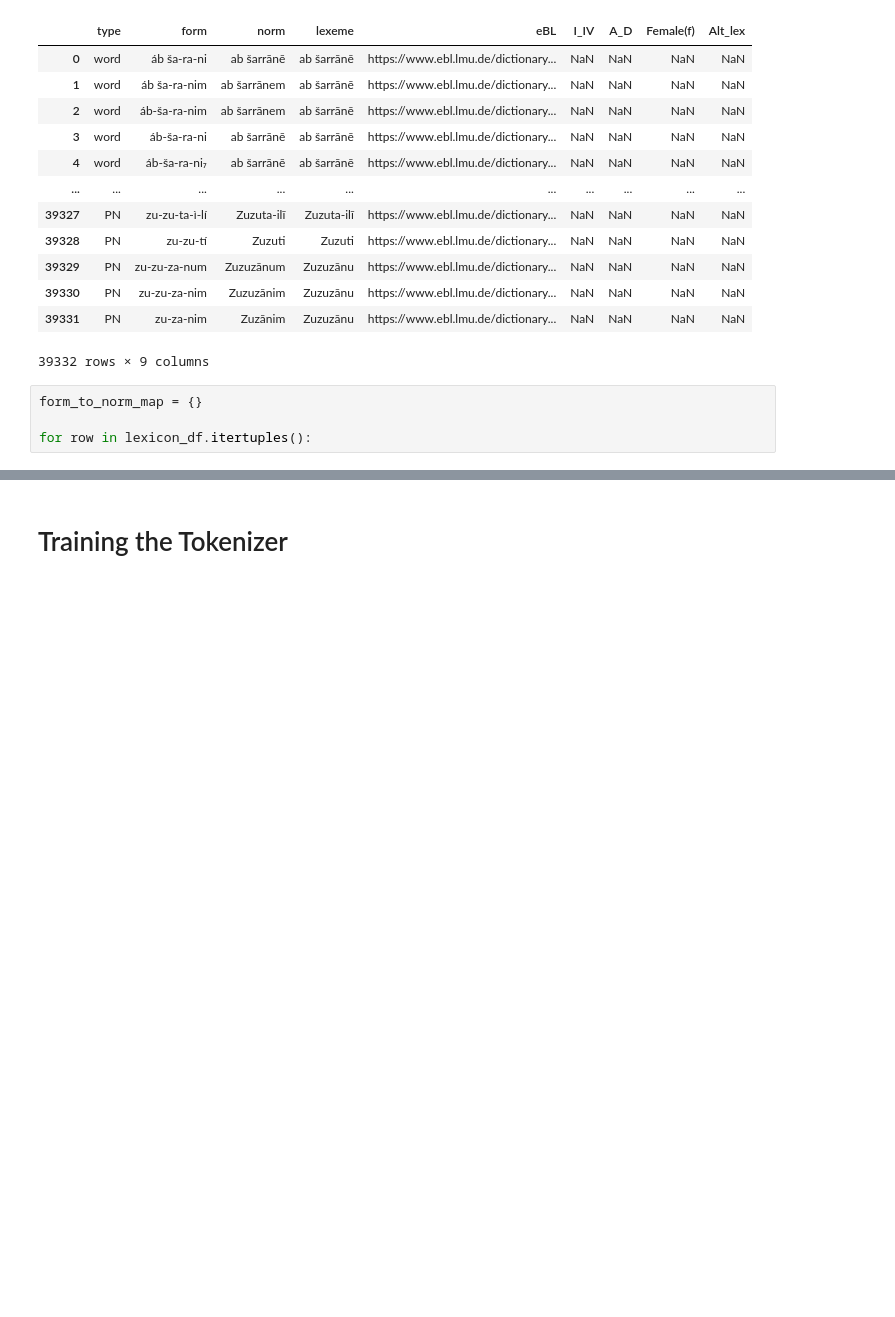
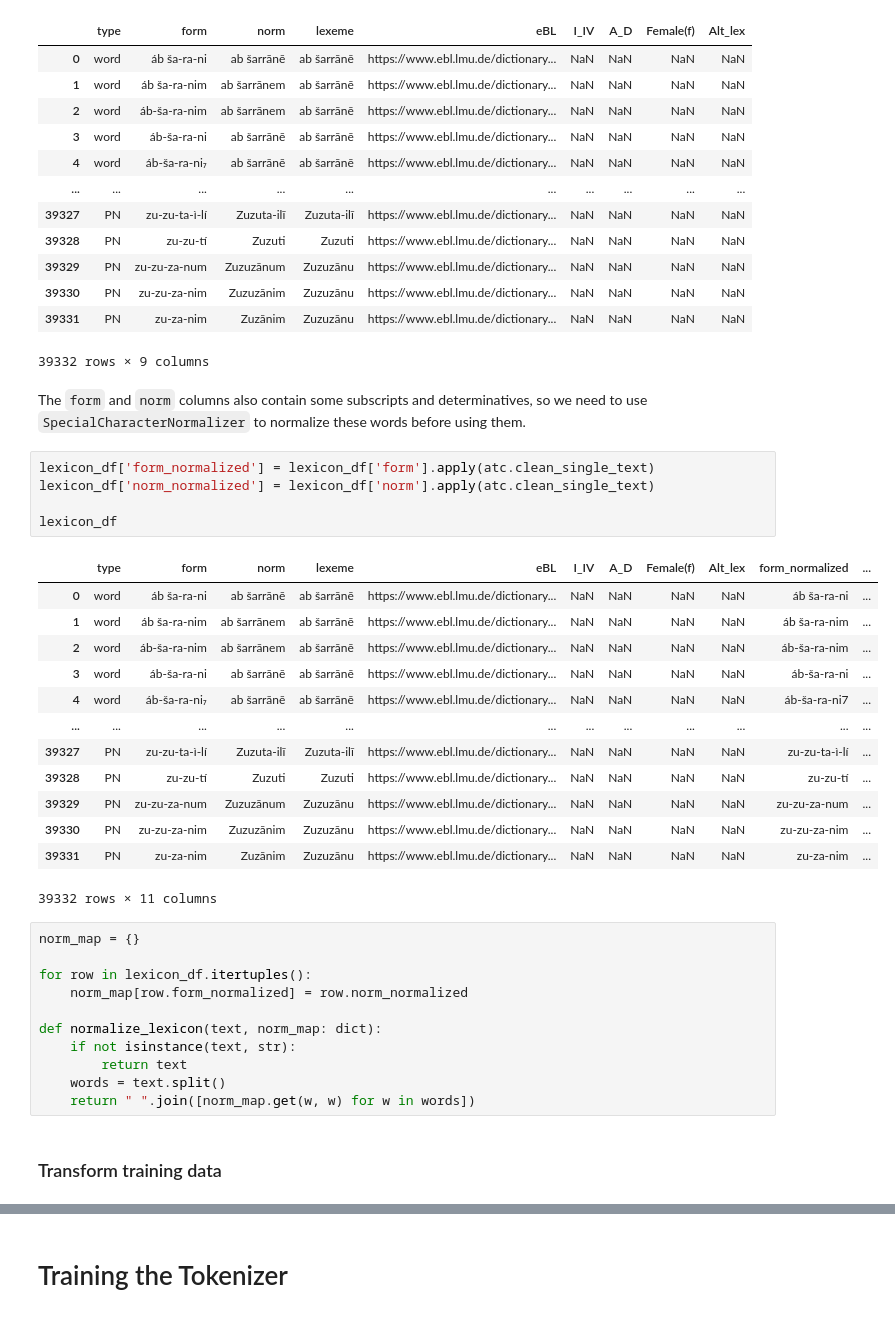
Before and after one commit to yxiaoaz/deep-past, a Jupyter notebook: training.ipynb, the cells around one changed output, grey strips where cells are left out. Cells and saved outputs as stored; diff of their text form; blank space fills up the shorter version.

```diff
--- a/training.ipynb
+++ b/training.ipynb
@@ -538,7 +540,37 @@ lexicon_df
 | 39330 | PN | zu-zu-za-nim | Zuzuzānim | Zuzuzānu | https://www.ebl.lmu.de/dictionary... | NaN | NaN | NaN | NaN |
 | 39331 | PN | zu-za-nim | Zuzānim | Zuzuzānu | https://www.ebl.lmu.de/dictionary... | NaN | NaN | NaN | NaN |
 39332 rows × 9 columns
+# %% [markdown]
+The `form` and `norm` columns also contain some subscripts and determinatives, so we need to use `SpecialCharacterNormalizer` to normalize these words before using them.
+# %%
+lexicon_df['form_normalized'] = lexicon_df['form'].apply(atc.clean_single_text)
+lexicon_df['norm_normalized'] = lexicon_df['norm'].apply(atc.clean_single_text)
+
+lexicon_df
+# %% [output]
+|  | type | form | norm | lexeme | eBL | I_IV | A_D | Female(f) | Alt_lex | form_normalized | ... |
+| 0 | word | áb ša-ra-ni | ab šarrānē | ab šarrānē | https://www.ebl.lmu.de/dictionary... | NaN | NaN | NaN | NaN | áb ša-ra-ni | ... |
+| 1 | word | áb ša-ra-nim | ab šarrānem | ab šarrānē | https://www.ebl.lmu.de/dictionary... | NaN | NaN | NaN | NaN | áb ša-ra-nim | ... |
+| 2 | word | áb-ša-ra-nim | ab šarrānem | ab šarrānē | https://www.ebl.lmu.de/dictionary... | NaN | NaN | NaN | NaN | áb-ša-ra-nim | ... |
+| 3 | word | áb-ša-ra-ni | ab šarrānē | ab šarrānē | https://www.ebl.lmu.de/dictionary... | NaN | NaN | NaN | NaN | áb-ša-ra-ni | ... |
+| 4 | word | áb-ša-ra-ni₇ | ab šarrānē | ab šarrānē | https://www.ebl.lmu.de/dictionary... | NaN | NaN | NaN | NaN | áb-ša-ra-ni7 | ... |
+| ... | ... | ... | ... | ... | ... | ... | ... | ... | ... | ... | ... |
+| 39327 | PN | zu-zu-ta-ì-lí | Zuzuta-ilī | Zuzuta-ilī | https://www.ebl.lmu.de/dictionary... | NaN | NaN | NaN | NaN | zu-zu-ta-ì-lí | ... |
+| 39328 | PN | zu-zu-tí | Zuzuti | Zuzuti | https://www.ebl.lmu.de/dictionary... | NaN | NaN | NaN | NaN | zu-zu-tí | ... |
+| 39329 | PN | zu-zu-za-num | Zuzuzānum | Zuzuzānu | https://www.ebl.lmu.de/dictionary... | NaN | NaN | NaN | NaN | zu-zu-za-num | ... |
+| 39330 | PN | zu-zu-za-nim | Zuzuzānim | Zuzuzānu | https://www.ebl.lmu.de/dictionary... | NaN | NaN | NaN | NaN | zu-zu-za-nim | ... |
+| 39331 | PN | zu-za-nim | Zuzānim | Zuzuzānu | https://www.ebl.lmu.de/dictionary... | NaN | NaN | NaN | NaN | zu-za-nim | ... |
+39332 rows × 11 columns
 # %%
-form_to_norm_map = {}
+norm_map = {}
 
 for row in lexicon_df.itertuples():
+    norm_map[row.form_normalized] = row.norm_normalized
+
+def normalize_lexicon(text, norm_map: dict):
+    if not isinstance(text, str):
+        return text
+    words = text.split()
+    return " ".join([norm_map.get(w, w) for w in words])
+# %% [markdown]
+### Transform training data
```
Also changed, not shown: parts of 24 cells of this notebook, 1 other file.
